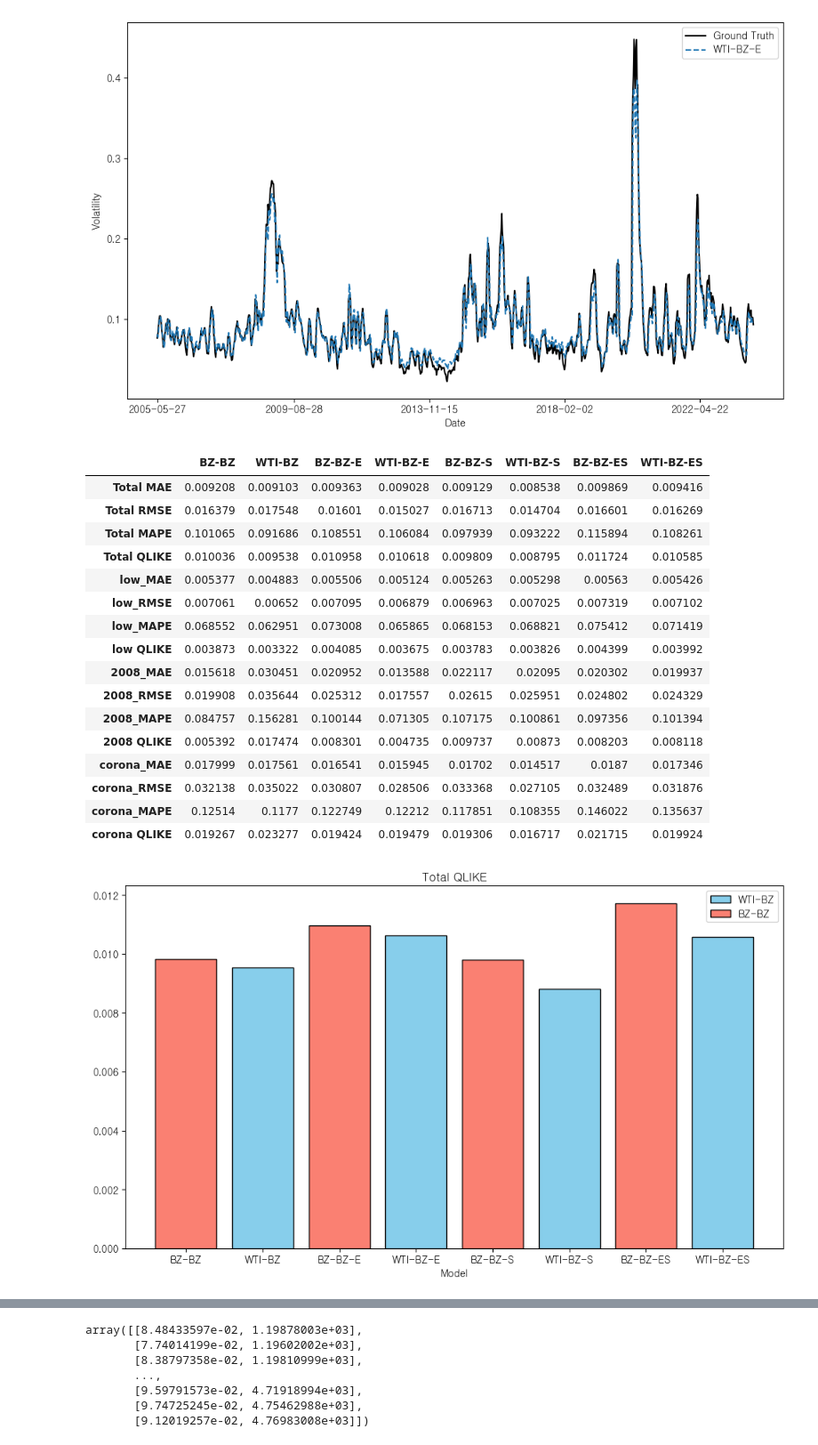
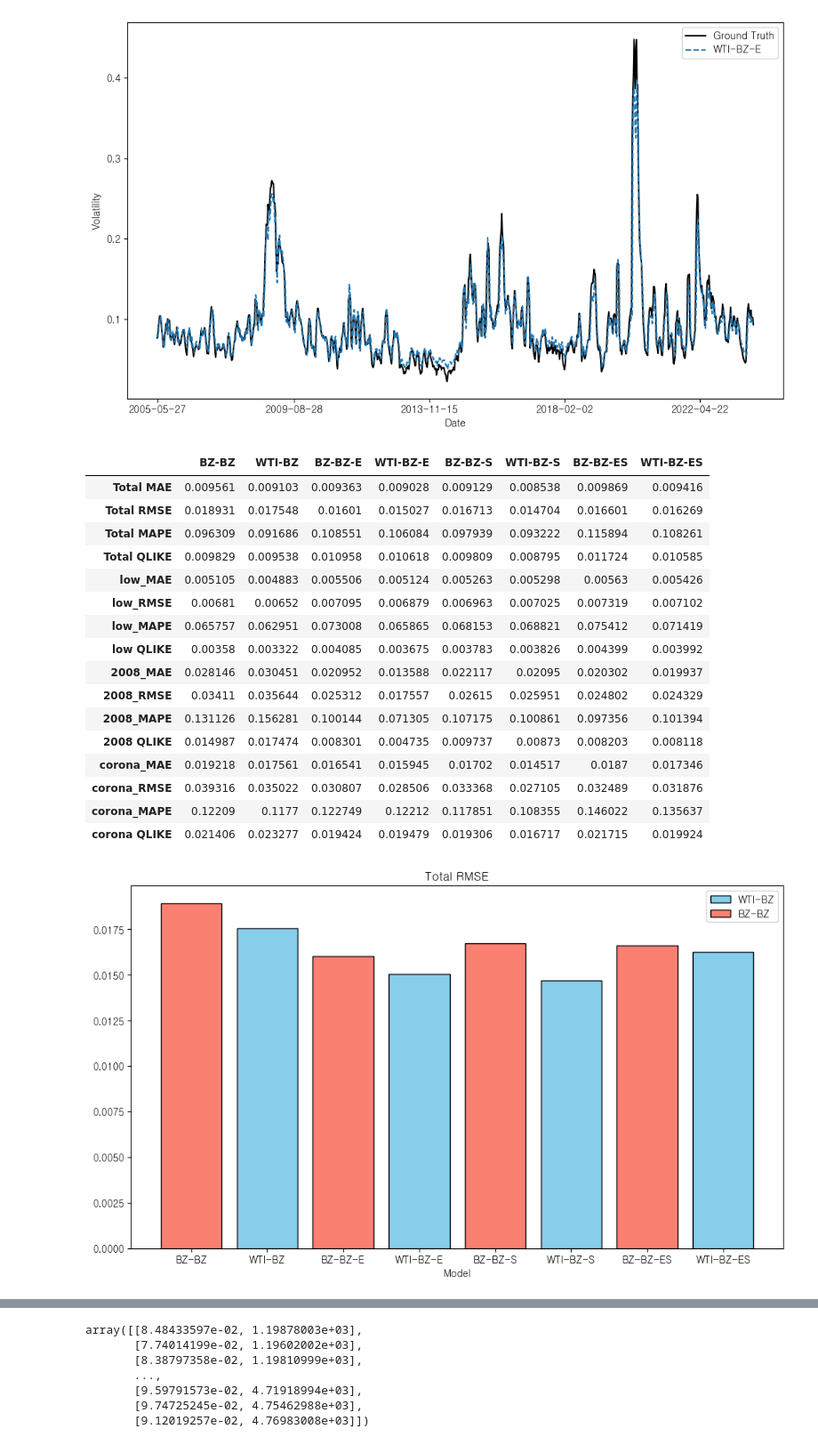
Before and after one commit to kimjuhwan1234/Volatility_Forecasting, a Jupyter notebook: EDA.ipynb, the cells around one changed output, grey strips where cells are left out. Shown at 89% size. Drawn from its saved outputs; the diff is of its cells as text; code cells hidden in the pictures.

```diff
--- a/EDA.ipynb
+++ b/EDA.ipynb
@@ -33,7 +33,7 @@ def calculate_QLIKE(gt, output):
 # %% [markdown]
 # Only Volatility
 # %%
-BZBZ_onlyvol = pd.read_csv('Files/additionalX_BZ.csv', index_col=0)
+BZBZ_onlyvol = pd.read_csv('Files/BZBZ_onlyvol_re.csv', index_col=0)
 SPBZ_onlyvol = pd.read_csv('Files/SPBZ_onlyvol_re.csv', index_col=0)
 
 BZBZ_onlyvol.index = pd.to_datetime(BZBZ_onlyvol.index)
@@ -527,44 +527,44 @@ metric_df.loc['corona QLIKE', 'WTI-BZ-ES'] = calculate_QLIKE(
 metric_df.iloc[:, :]
 # %% [output]
 |  | BZ-BZ | WTI-BZ | BZ-BZ-E | WTI-BZ-E | BZ-BZ-S | WTI-BZ-S | BZ-BZ-ES | WTI-BZ-ES |
-| Total MAE | 0.009208 | 0.009103 | 0.009363 | 0.009028 | 0.009129 | 0.008538 | 0.009869 | 0.009416 |
-| Total RMSE | 0.016379 | 0.017548 | 0.01601 | 0.015027 | 0.016713 | 0.014704 | 0.016601 | 0.016269 |
-| Total MAPE | 0.101065 | 0.091686 | 0.108551 | 0.106084 | 0.097939 | 0.093222 | 0.115894 | 0.108261 |
-| Total QLIKE | 0.010036 | 0.009538 | 0.010958 | 0.010618 | 0.009809 | 0.008795 | 0.011724 | 0.010585 |
-| low_MAE | 0.005377 | 0.004883 | 0.005506 | 0.005124 | 0.005263 | 0.005298 | 0.00563 | 0.005426 |
-| low_RMSE | 0.007061 | 0.00652 | 0.007095 | 0.006879 | 0.006963 | 0.007025 | 0.007319 | 0.007102 |
-| low_MAPE | 0.068552 | 0.062951 | 0.073008 | 0.065865 | 0.068153 | 0.068821 | 0.075412 | 0.071419 |
-| low QLIKE | 0.003873 | 0.003322 | 0.004085 | 0.003675 | 0.003783 | 0.003826 | 0.004399 | 0.003992 |
-| 2008_MAE | 0.015618 | 0.030451 | 0.020952 | 0.013588 | 0.022117 | 0.02095 | 0.020302 | 0.019937 |
-| 2008_RMSE | 0.019908 | 0.035644 | 0.025312 | 0.017557 | 0.02615 | 0.025951 | 0.024802 | 0.024329 |
-| 2008_MAPE | 0.084757 | 0.156281 | 0.100144 | 0.071305 | 0.107175 | 0.100861 | 0.097356 | 0.101394 |
-| 2008 QLIKE | 0.005392 | 0.017474 | 0.008301 | 0.004735 | 0.009737 | 0.00873 | 0.008203 | 0.008118 |
-| corona_MAE | 0.017999 | 0.017561 | 0.016541 | 0.015945 | 0.01702 | 0.014517 | 0.0187 | 0.017346 |
-| corona_RMSE | 0.032138 | 0.035022 | 0.030807 | 0.028506 | 0.033368 | 0.027105 | 0.032489 | 0.031876 |
-| corona_MAPE | 0.12514 | 0.1177 | 0.122749 | 0.12212 | 0.117851 | 0.108355 | 0.146022 | 0.135637 |
-| corona QLIKE | 0.019267 | 0.023277 | 0.019424 | 0.019479 | 0.019306 | 0.016717 | 0.021715 | 0.019924 |
+| Total MAE | 0.009561 | 0.009103 | 0.009363 | 0.009028 | 0.009129 | 0.008538 | 0.009869 | 0.009416 |
+| Total RMSE | 0.018931 | 0.017548 | 0.01601 | 0.015027 | 0.016713 | 0.014704 | 0.016601 | 0.016269 |
+| Total MAPE | 0.096309 | 0.091686 | 0.108551 | 0.106084 | 0.097939 | 0.093222 | 0.115894 | 0.108261 |
+| Total QLIKE | 0.009829 | 0.009538 | 0.010958 | 0.010618 | 0.009809 | 0.008795 | 0.011724 | 0.010585 |
+| low_MAE | 0.005105 | 0.004883 | 0.005506 | 0.005124 | 0.005263 | 0.005298 | 0.00563 | 0.005426 |
+| low_RMSE | 0.00681 | 0.00652 | 0.007095 | 0.006879 | 0.006963 | 0.007025 | 0.007319 | 0.007102 |
+| low_MAPE | 0.065757 | 0.062951 | 0.073008 | 0.065865 | 0.068153 | 0.068821 | 0.075412 | 0.071419 |
+| low QLIKE | 0.00358 | 0.003322 | 0.004085 | 0.003675 | 0.003783 | 0.003826 | 0.004399 | 0.003992 |
+| 2008_MAE | 0.028146 | 0.030451 | 0.020952 | 0.013588 | 0.022117 | 0.02095 | 0.020302 | 0.019937 |
+| 2008_RMSE | 0.03411 | 0.035644 | 0.025312 | 0.017557 | 0.02615 | 0.025951 | 0.024802 | 0.024329 |
+| 2008_MAPE | 0.131126 | 0.156281 | 0.100144 | 0.071305 | 0.107175 | 0.100861 | 0.097356 | 0.101394 |
+| 2008 QLIKE | 0.014987 | 0.017474 | 0.008301 | 0.004735 | 0.009737 | 0.00873 | 0.008203 | 0.008118 |
+| corona_MAE | 0.019218 | 0.017561 | 0.016541 | 0.015945 | 0.01702 | 0.014517 | 0.0187 | 0.017346 |
+| corona_RMSE | 0.039316 | 0.035022 | 0.030807 | 0.028506 | 0.033368 | 0.027105 | 0.032489 | 0.031876 |
+| corona_MAPE | 0.12209 | 0.1177 | 0.122749 | 0.12212 | 0.117851 | 0.108355 | 0.146022 | 0.135637 |
+| corona QLIKE | 0.021406 | 0.023277 | 0.019424 | 0.019479 | 0.019306 | 0.016717 | 0.021715 | 0.019924 |
 # %%
 # 특정 행을 선택 (예: 첫 번째 행)
-row_index = 3
+row_index = 1
 row_data = metric_df.iloc[row_index, :]
 
 colors = ['salmon' if i % 2 == 0 else 'skyblue' for i in range(len(row_data))]
 
 # 히스토그램 생성
 plt.figure(figsize=(10, 6))
 plt.bar(row_data.index, row_data.values, color=colors, edgecolor='black')
 from matplotlib.patches import Patch
 
 legend_elements = [Patch(facecolor='skyblue', edgecolor='black', label='WTI-BZ'),
                    Patch(facecolor='salmon', edgecolor='black', label='BZ-BZ')]
 plt.legend(handles=legend_elements)
 # 그래프 제목과 축 레이블 설정
 plt.title(f'{row_data.name}')
 plt.xlabel('Model')
 plt.tight_layout()
 plt.show()
 # %% [output]
-[figure, old version]
+[figure, new version]
 # %%
 from scipy.stats import norm
 
```
Also changed, not shown: parts of 2 cells of this notebook, 5 other files.
